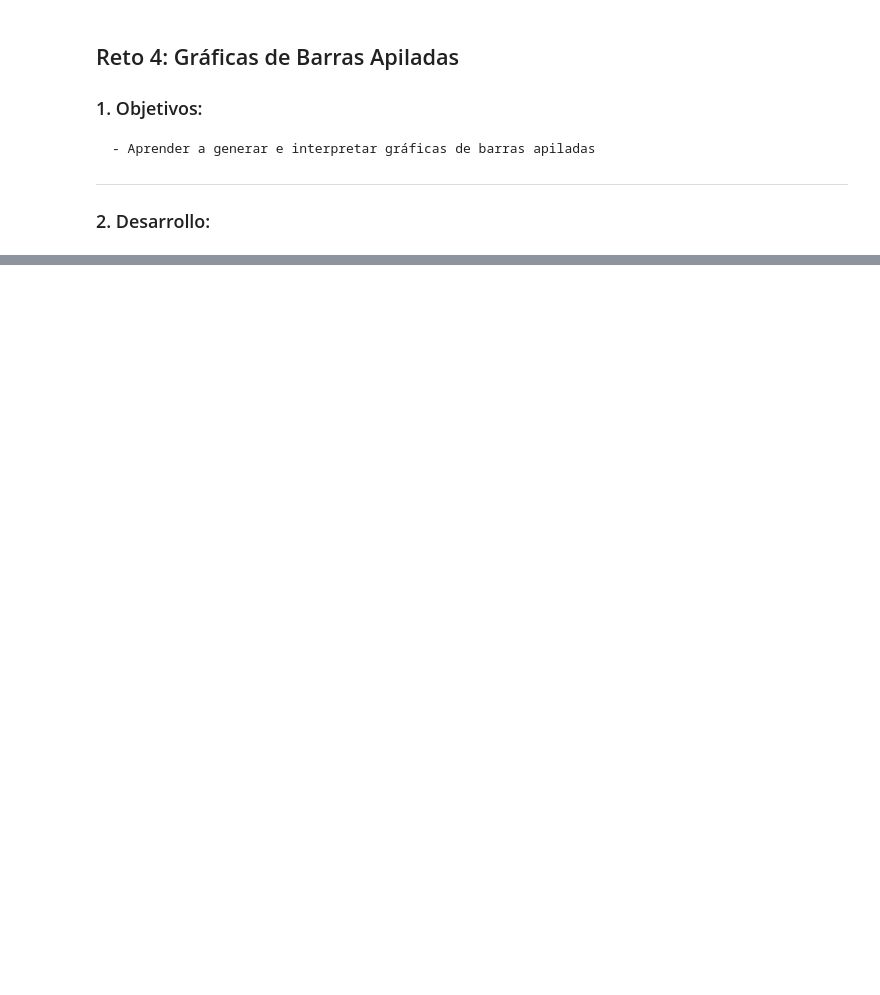
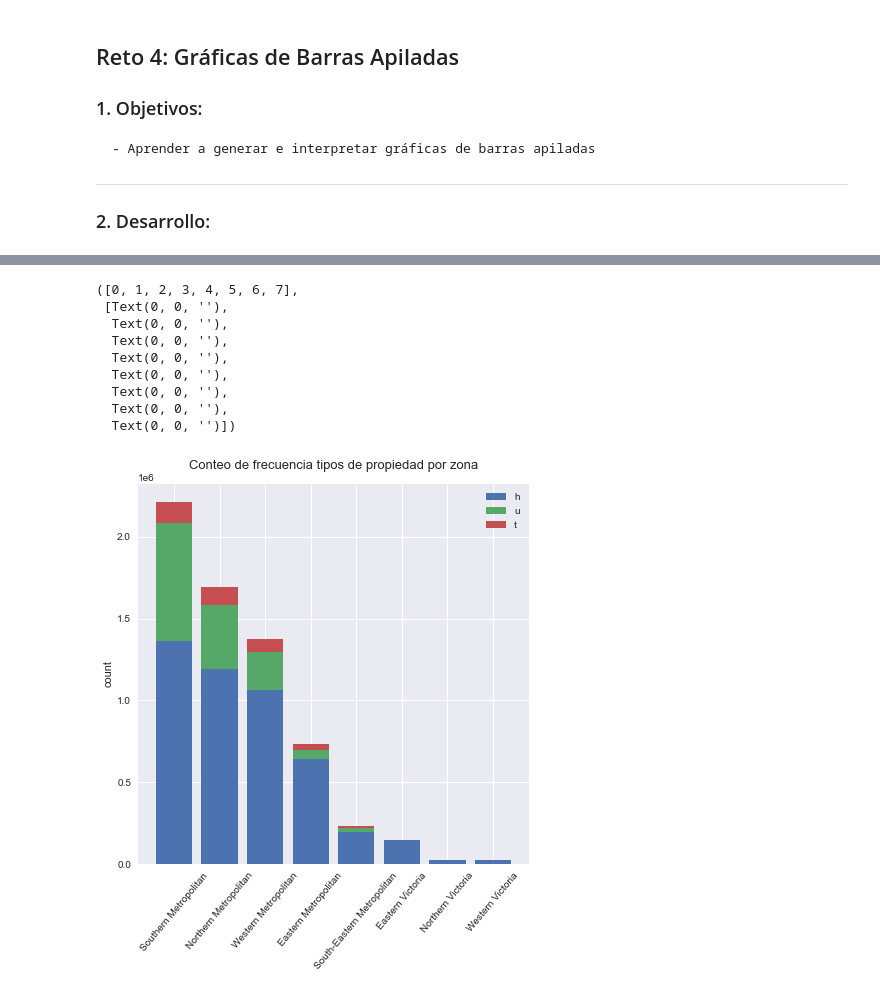
Before and after one commit to luislerma5593/Data_Analysis, a Jupyter notebook: 4. Análisis de datos con Python/6. Visualización de Datos Avanzada/Reto-04/graficas_de_barras_apiladas.ipynb, the cells around one changed output, grey strips where cells are left out. Drawn from its saved outputs; the diff is of its cells as text; code cells hidden in the pictures; blank space fills up the shorter version.

```diff
--- a/4. Análisis de datos con Python/6. Visualización de Datos Avanzada/Reto-04/graficas_de_barras_apiladas.ipynb
+++ b/4. Análisis de datos con Python/6. Visualización de Datos Avanzada/Reto-04/graficas_de_barras_apiladas.ipynb
@@ -33,0 +73,3 @@ Comenta tus hallazgos con tus compañeros y la experta. Específicamente discuta
+# %%
+df3 = df.groupby(["region_name","type"])["land_size"].sum()
+df3
@@ -33,0 +94,4 @@ Comenta tus hallazgos con tus compañeros y la experta. Específicamente discuta
+# %%
+values = df3.unstack(1)
+values = values.fillna(0)
+values
@@ -33,0 +109,5 @@ Comenta tus hallazgos con tus compañeros y la experta. Específicamente discuta
+# %%
+orde = values["h"].sort_values(ascending = False).index
+# %%
+values = values.loc[orde]
+values
@@ -33,0 +125,26 @@ Comenta tus hallazgos con tus compañeros y la experta. Específicamente discuta
+# %%
+plt.style.use('seaborn')
+
+fig = plt.figure(figsize=(7, 7))
+ax = fig.add_subplot()
+
+plt1 = ax.bar(values.index, values['h'])
+plt2 = ax.bar(values.index, values['u'], bottom=values['h'])
+plt3 = ax.bar(values.index, values['t'], bottom=np.array(values["h"])+np.array(values["u"]))
+
+
+ax.set_ylabel('count')
+ax.set_title('Conteo de frecuencia tipos de propiedad por zona', fontsize=13, pad=15);
+plt.legend(('h', 'u',"t"))
+plt.xticks(rotation=50)
+# %% [output]
+([0, 1, 2, 3, 4, 5, 6, 7],
+ [Text(0, 0, ''),
+  Text(0, 0, ''),
+  Text(0, 0, ''),
+  Text(0, 0, ''),
+  Text(0, 0, ''),
+  Text(0, 0, ''),
+  Text(0, 0, ''),
+  Text(0, 0, '')])
+[figure, added]
```
Also changed, not shown: parts of 14 cells of this notebook, 11 other files.
